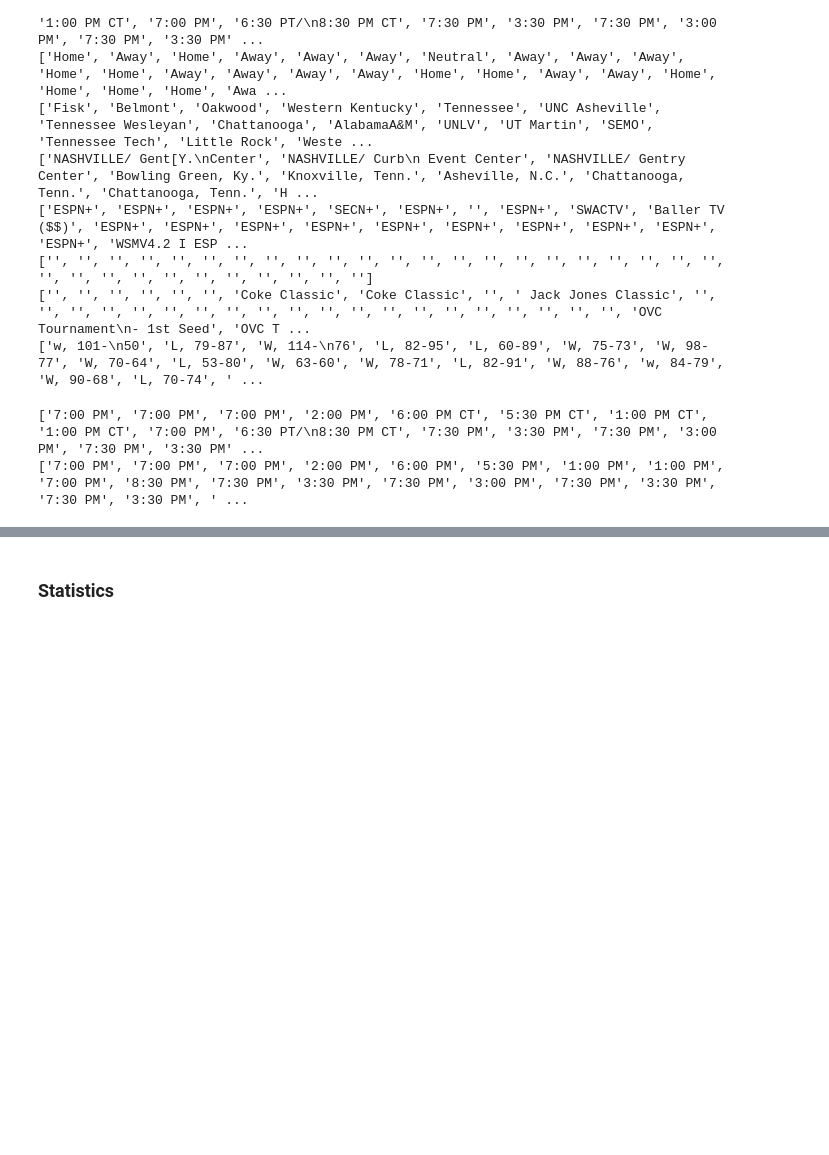
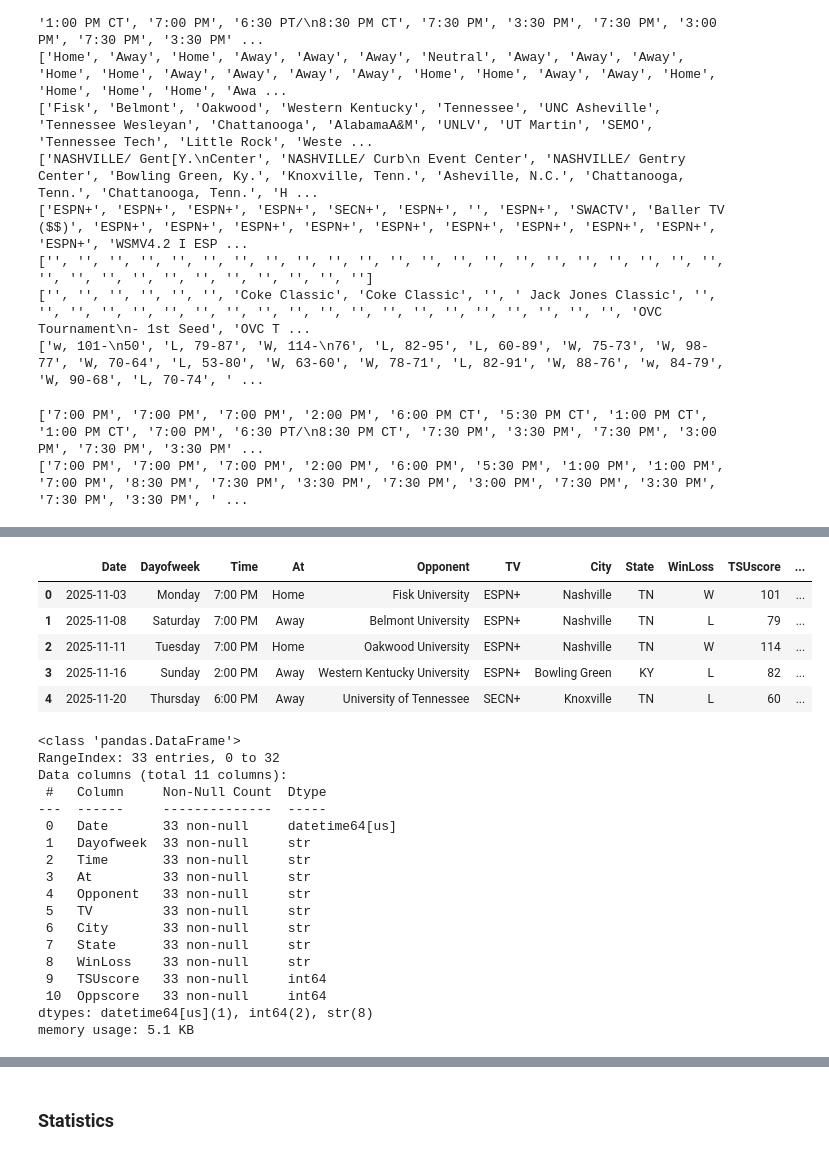
Before and after one commit to e-harrell/TSUBasketball, a Jupyter notebook: initial code.ipynb, the cells around one changed output, grey strips where cells are left out. Cells and saved outputs as stored; diff of their text form; code cells hidden in the pictures; blank space fills up the shorter version.

```diff
--- a/initial code.ipynb
+++ b/initial code.ipynb
@@ -312,0 +574,32 @@ df.head()
+# %%
+#correcting datatypes of columns
+df['Date']=pd.to_datetime(df['Date'])
+df['TSUscore']=pd.to_numeric(df['TSUscore'])
+df['Oppscore']=pd.to_numeric(df['Oppscore'])
+df.head()
+df.info()
+# %% [output]
+|  | Date | Dayofweek | Time | At | Opponent | TV | City | State | WinLoss | TSUscore | ... |
+| 0 | 2025-11-03 | Monday | 7:00 PM | Home | Fisk University | ESPN+ | Nashville | TN | W | 101 | ... |
+| 1 | 2025-11-08 | Saturday | 7:00 PM | Away | Belmont University | ESPN+ | Nashville | TN | L | 79 | ... |
+| 2 | 2025-11-11 | Tuesday | 7:00 PM | Home | Oakwood University | ESPN+ | Nashville | TN | W | 114 | ... |
+| 3 | 2025-11-16 | Sunday | 2:00 PM | Away | Western Kentucky University | ESPN+ | Bowling Green | KY | L | 82 | ... |
+| 4 | 2025-11-20 | Thursday | 6:00 PM | Away | University of Tennessee | SECN+ | Knoxville | TN | L | 60 | ... |
+<class 'pandas.DataFrame'>
+RangeIndex: 33 entries, 0 to 32
+Data columns (total 11 columns):
+ #   Column     Non-Null Count  Dtype
+---  ------     --------------  -----
+ 0   Date       33 non-null     datetime64[us]
+ 1   Dayofweek  33 non-null     str
+ 2   Time       33 non-null     str
+ 3   At         33 non-null     str
+ 4   Opponent   33 non-null     str
+ 5   TV         33 non-null     str
+ 6   City       33 non-null     str
+ 7   State      33 non-null     str
+ 8   WinLoss    33 non-null     str
+ 9   TSUscore   33 non-null     int64
+ 10  Oppscore   33 non-null     int64
+dtypes: datetime64[us](1), int64(2), str(8)
+memory usage: 5.1 KB
```
Also changed, not shown: parts of 20 cells of this notebook.
